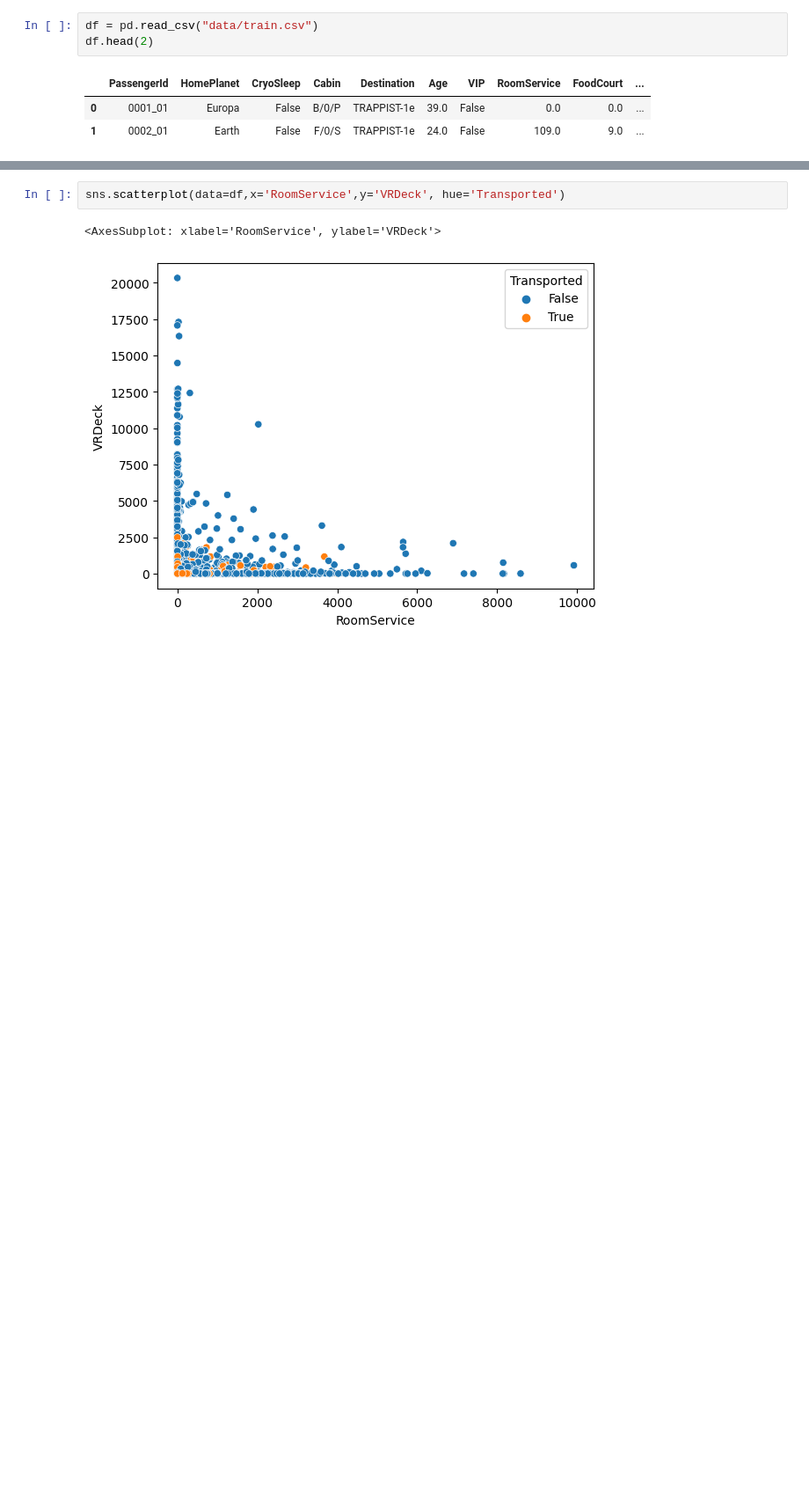
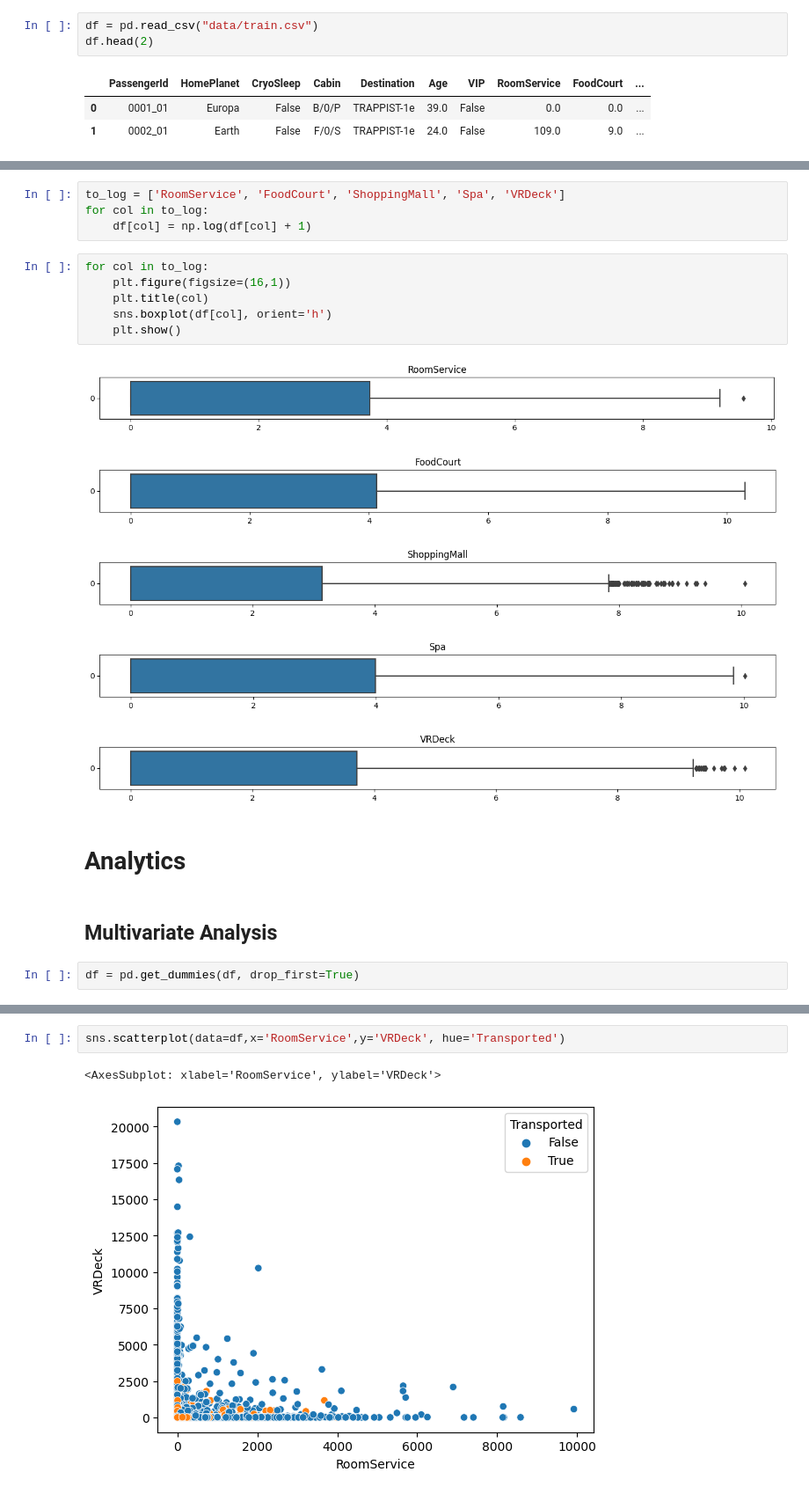
Before and after one commit to kisukegremory/Kaggle, a Jupyter notebook: Spaceship Titanic/Main.ipynb, the cells around one changed output, grey strips where cells are left out. Shown: that part at 88% size. Cells and saved outputs as stored; diff of their text form; blank space fills up the shorter version.

```diff
--- a/Spaceship Titanic/Main.ipynb
+++ b/Spaceship Titanic/Main.ipynb
@@ -15,0 +116,22 @@ df = df.dropna()
+# %%
+to_log = ['RoomService', 'FoodCourt', 'ShoppingMall', 'Spa', 'VRDeck']
+for col in to_log:
+    df[col] = np.log(df[col] + 1)
+# %%
+for col in to_log:
+    plt.figure(figsize=(16,1))
+    plt.title(col)
+    sns.boxplot(df[col], orient='h')
+    plt.show()
+# %% [output]
+[figure, added]
+[figure, added]
+[figure, added]
+[figure, added]
+[figure, added]
+# %% [markdown]
+# Analytics
+# %% [markdown]
+## Multivariate Analysis
+# %%
+df = pd.get_dummies(df, drop_first=True)
```
Also changed, not shown: parts of 26 cells of this notebook, 3 other files.
